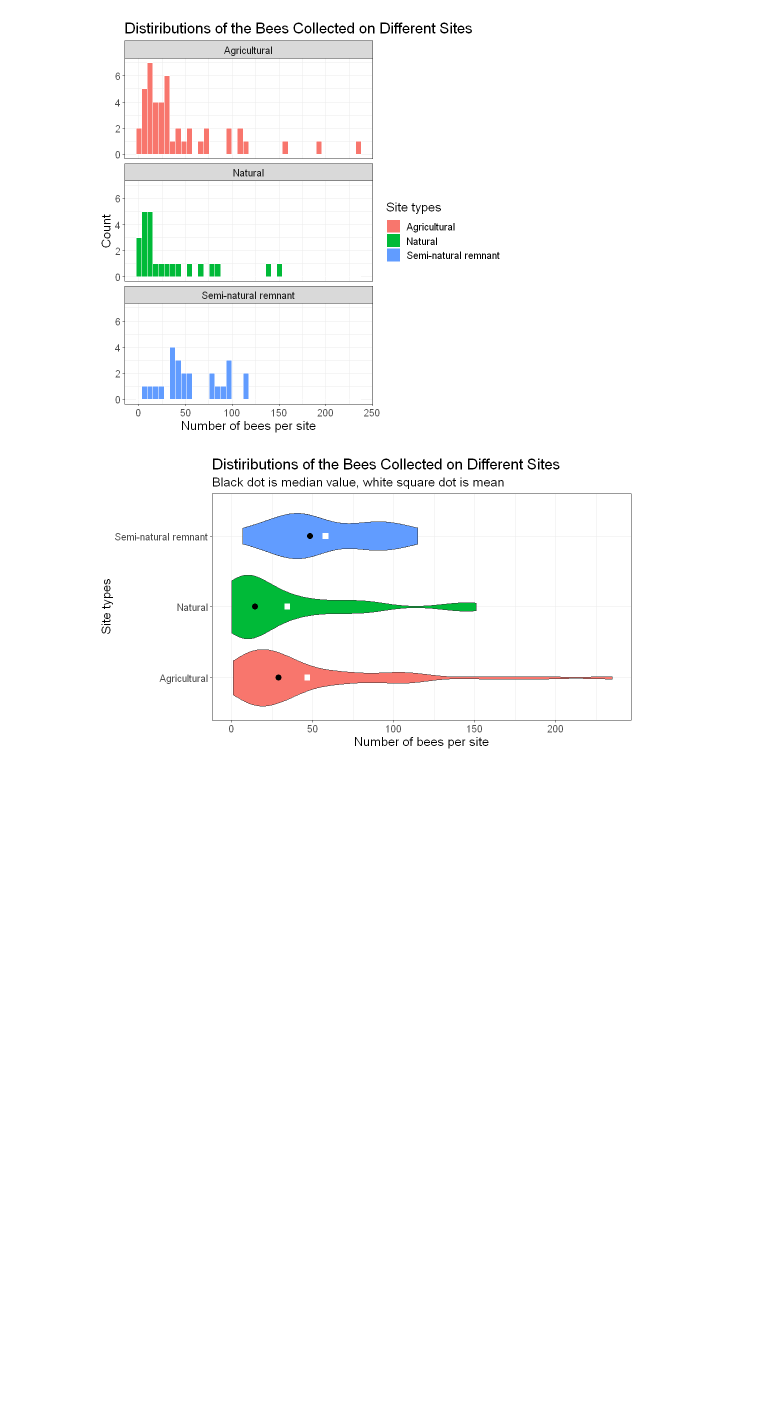
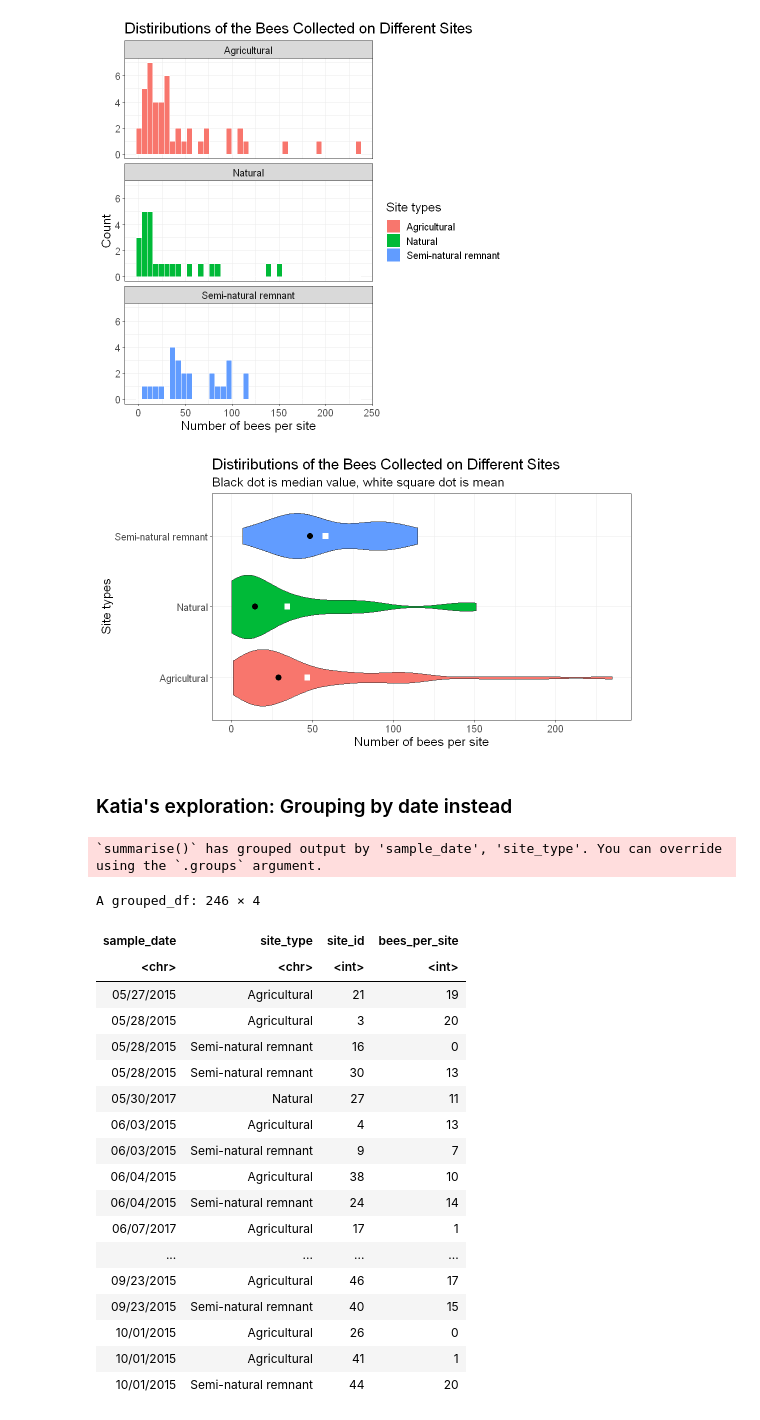
Before and after one commit to UBC-MDS/DSCI_522_Bee_Count_Comparison_Group_26, a Jupyter notebook: src/R_EDA_bee_for_Milestone1.ipynb, the cells around one changed output. Cells and saved outputs as stored; diff of their text form; code cells hidden in the pictures; blank space fills up the shorter version.

```diff
--- a/src/R_EDA_bee_for_Milestone1.ipynb
+++ b/src/R_EDA_bee_for_Milestone1.ipynb
@@ -129,3 +148,36 @@ bee_df_plot <- ggplot(bee_df) +
 bee_df_plot
 # %% [output]
 [figure]
+# %% [markdown]
+### Katia's exploration: Grouping by date instead
+# %%
+# download and simplify the bee dataset
+
+bee_df_date <- bees |>
+    group_by(sample_date, site_type, site_id) |>
+    summarise(bees_per_site = sum(no_of_bees)) |>
+    arrange(sample_date)
+
+
+bee_df_date
+# %% [output]
+`summarise()` has grouped output by 'sample_date', 'site_type'. You can override using the `.groups` argument.
+A grouped_df: 246 × 4
+| sample_date | site_type | site_id | bees_per_site |
+| <chr> | <chr> | <int> | <int> |
+| 05/27/2015 | Agricultural | 21 | 19 |
+| 05/28/2015 | Agricultural | 3 | 20 |
+| 05/28/2015 | Semi-natural remnant | 16 | 0 |
+| 05/28/2015 | Semi-natural remnant | 30 | 13 |
+| 05/30/2017 | Natural | 27 | 11 |
+| 06/03/2015 | Agricultural | 4 | 13 |
+| 06/03/2015 | Semi-natural remnant | 9 | 7 |
+| 06/04/2015 | Agricultural | 38 | 10 |
+| 06/04/2015 | Semi-natural remnant | 24 | 14 |
+| 06/07/2017 | Agricultural | 17 | 1 |
+| ... | ... | ... | ... |
+| 09/23/2015 | Agricultural | 46 | 17 |
+| 09/23/2015 | Semi-natural remnant | 40 | 15 |
+| 10/01/2015 | Agricultural | 26 | 0 |
+| 10/01/2015 | Agricultural | 41 | 1 |
+| 10/01/2015 | Semi-natural remnant | 44 | 20 |
```
Also changed, not shown: parts of 4 cells of this notebook.
